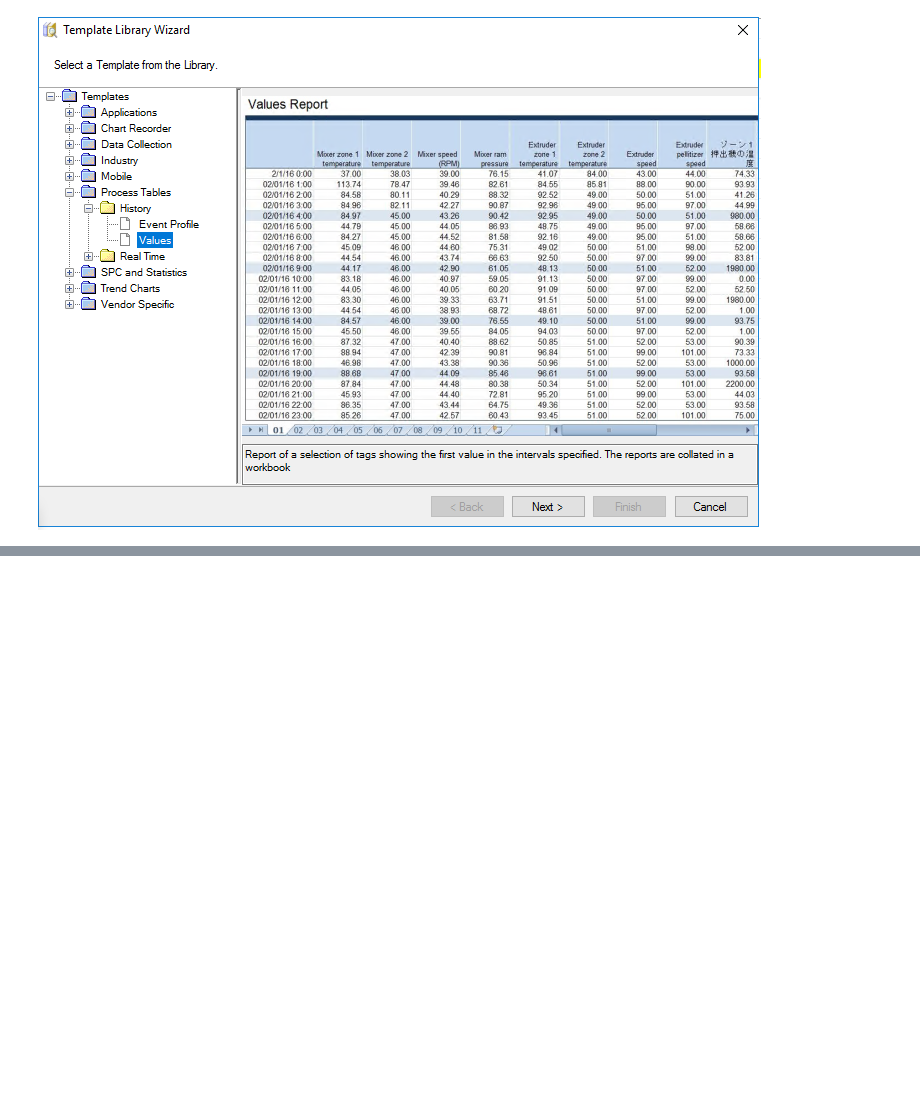
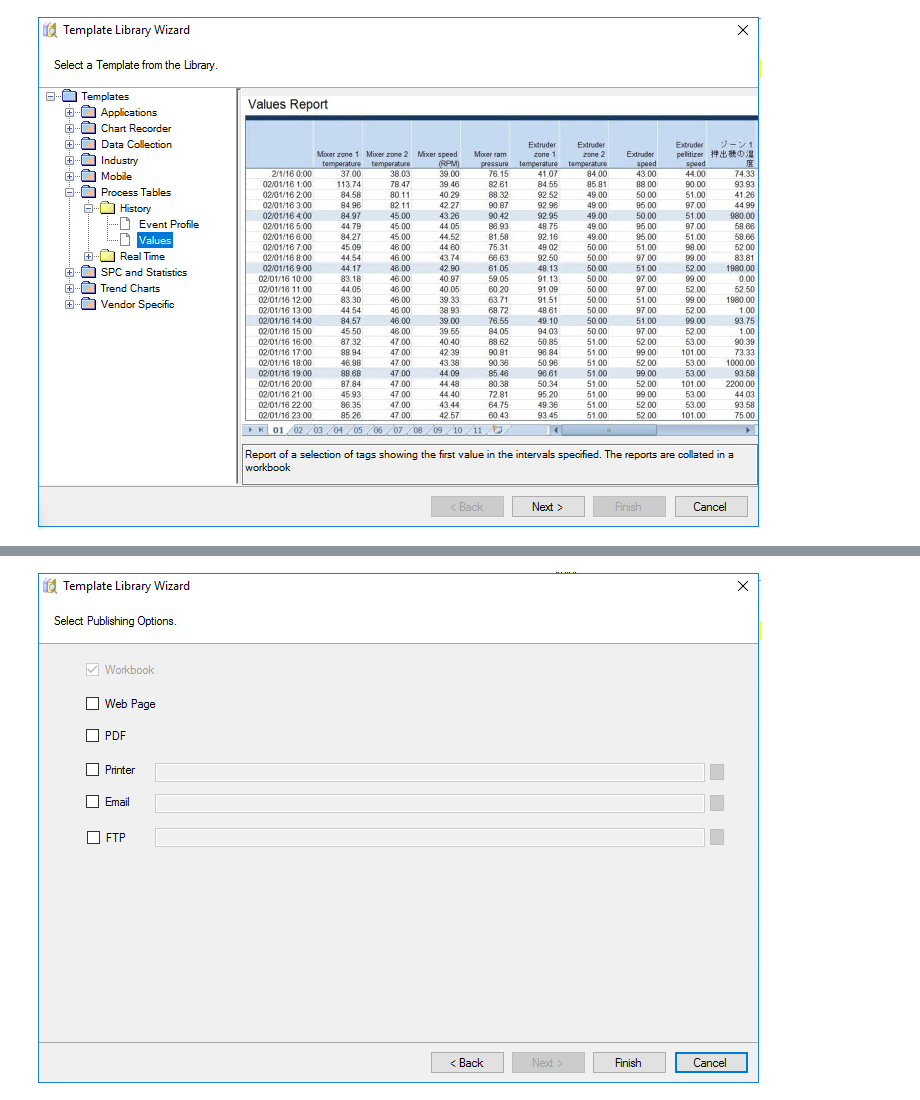
Before and after one commit to GabeMaldonado/JupyterNotebooks, a Jupyter notebook: XLRep.ipynb, the cells around one changed output, grey strips where cells are left out. Drawn from its saved outputs; the diff is of its cells as text; code cells hidden in the pictures; blank space fills up the shorter version.

```diff
--- a/XLRep.ipynb
+++ b/XLRep.ipynb
@@ -31,0 +44,4 @@ Image('/templates.PNG')
+# %%
+Image('/ge_format.PNG')
+# %% [output]
+[figure, added]
```
Also changed, not shown: parts of 3 cells of this notebook.
